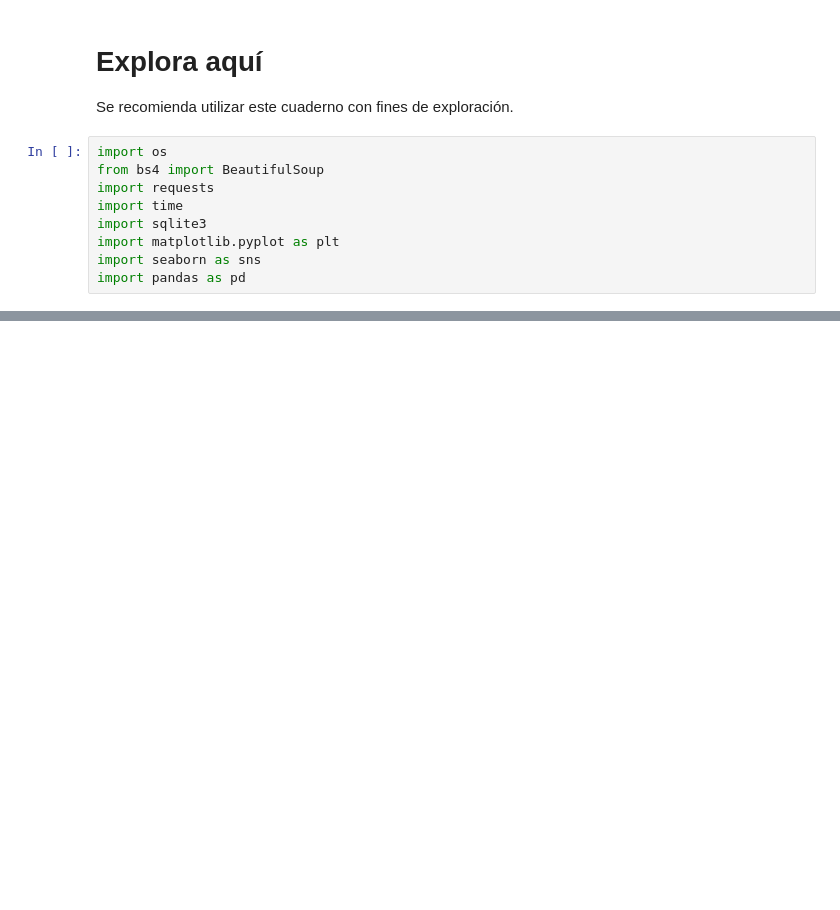
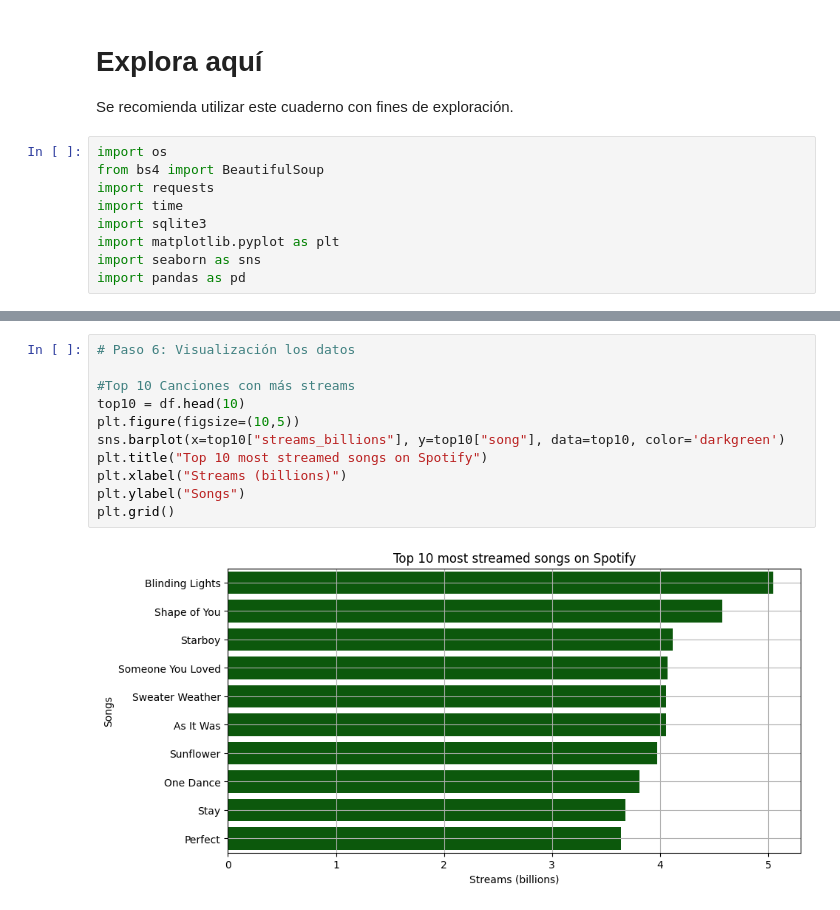
Before and after one commit to plorenab/plorenab_web-scraping-project-tutorial, a Jupyter notebook: src/explore.es.ipynb, the cells around one changed output, grey strips where cells are left out. Saved outputs shown, nothing was run; the diff lists cells and outputs as text; blank space fills up the shorter version.

```diff
--- a/src/explore.es.ipynb
+++ b/src/explore.es.ipynb
@@ -118,0 +204,13 @@ See the caveats in the documentation: https://pandas.pydata.org/pandas-docs/stab
+# %%
+# Paso 6: Visualización los datos
+
+#Top 10 Canciones con más streams
+top10 = df.head(10)
+plt.figure(figsize=(10,5))
+sns.barplot(x=top10["streams_billions"], y=top10["song"], data=top10, color='darkgreen')
+plt.title("Top 10 most streamed songs on Spotify")
+plt.xlabel("Streams (billions)")
+plt.ylabel("Songs")
+plt.grid()
+# %% [output]
+[figure, added]
```
Also changed, not shown: parts of 12 cells of this notebook, 3 other files.
